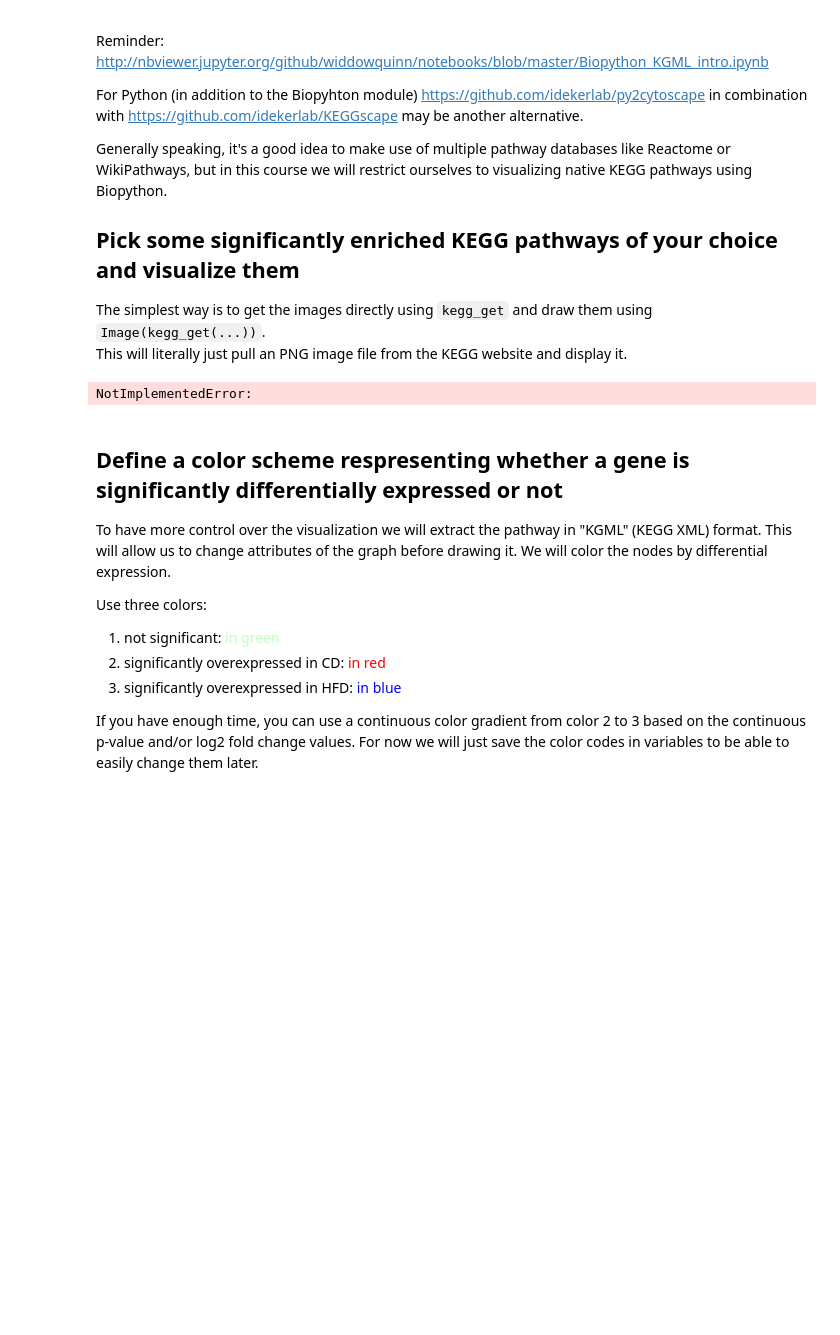
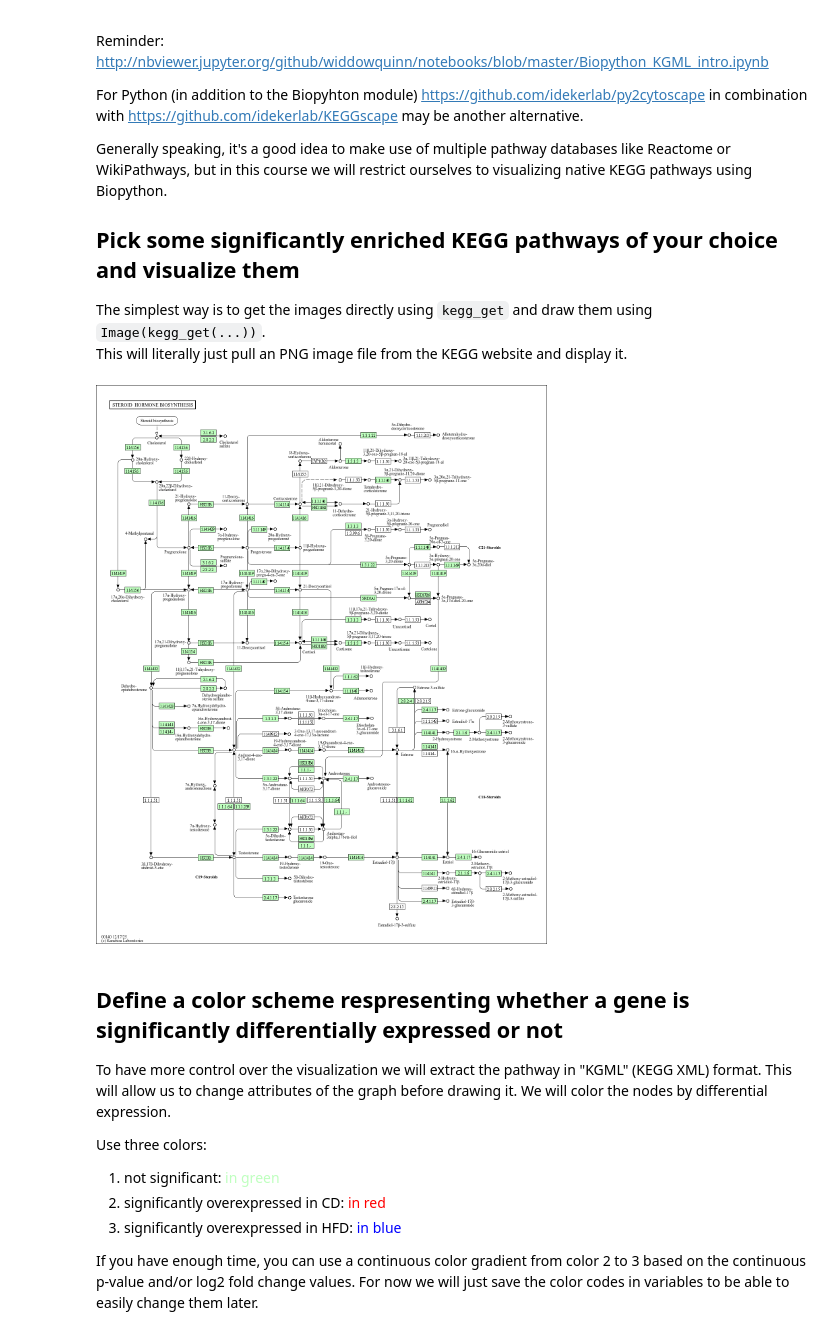
Before and after one commit to PeterBrederlow/PracticalIntegrativeBioinformatics, a Jupyter notebook: Day6-Pathways.ipynb, the cells around one changed output. Saved outputs shown, nothing was run; the diff lists cells and outputs as text; code cells hidden in the pictures; blank space fills up the shorter version.

```diff
--- a/Day6-Pathways.ipynb
+++ b/Day6-Pathways.ipynb
@@ -300,11 +301,12 @@ Generally speaking, it's a good idea to make use of multiple pathway databases l
 ## Pick some significantly enriched KEGG pathways of your choice and visualize them
 The simplest way is to get the images directly using `kegg_get` and draw them using `Image(kegg_get(...))`. <br>
 This will literally just pull an PNG image file from the KEGG website and display it.
-# %%
-# YOUR CODE HERE
-raise NotImplementedError()
-# %% [output]
-NotImplementedError:
+# %%
+# YOUR CODE HERE
+path = pw_sig['pathway_id'].iloc[0]
+Image(kegg_get(path, 'image').read())
+# %% [output]
+[figure, added]
 # %% [markdown]
 ## Define a color scheme respresenting whether a gene is significantly differentially expressed or not
 
```
Also changed, not shown: parts of 13 cells of this notebook, 5 other files.
